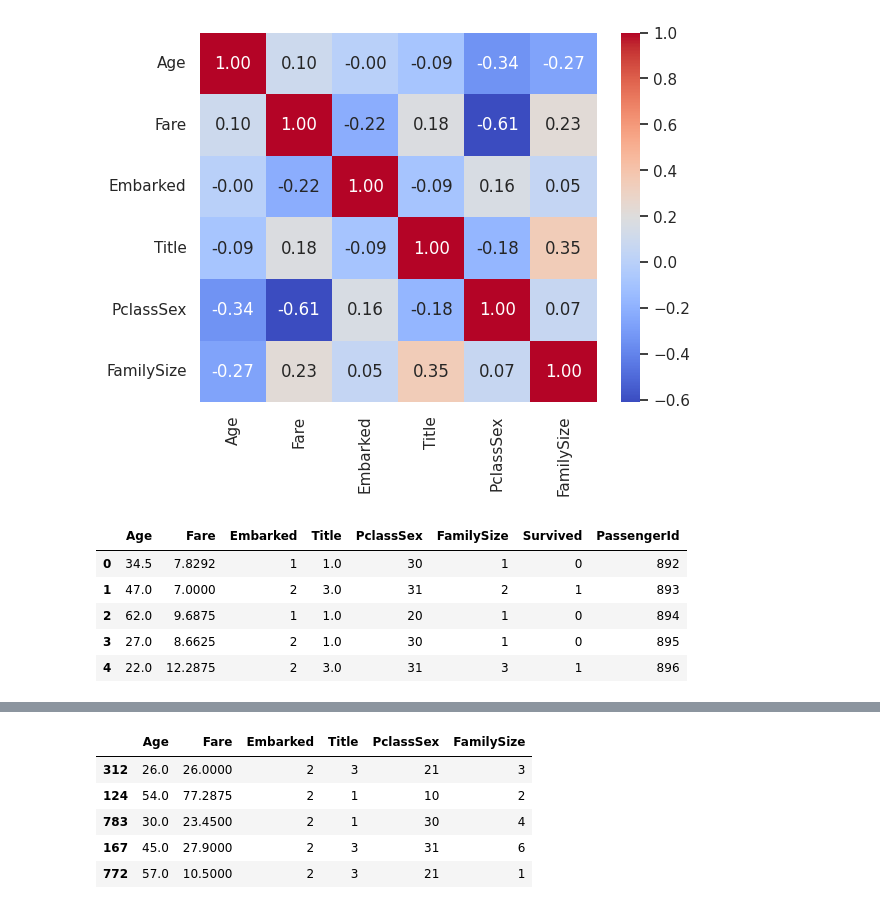
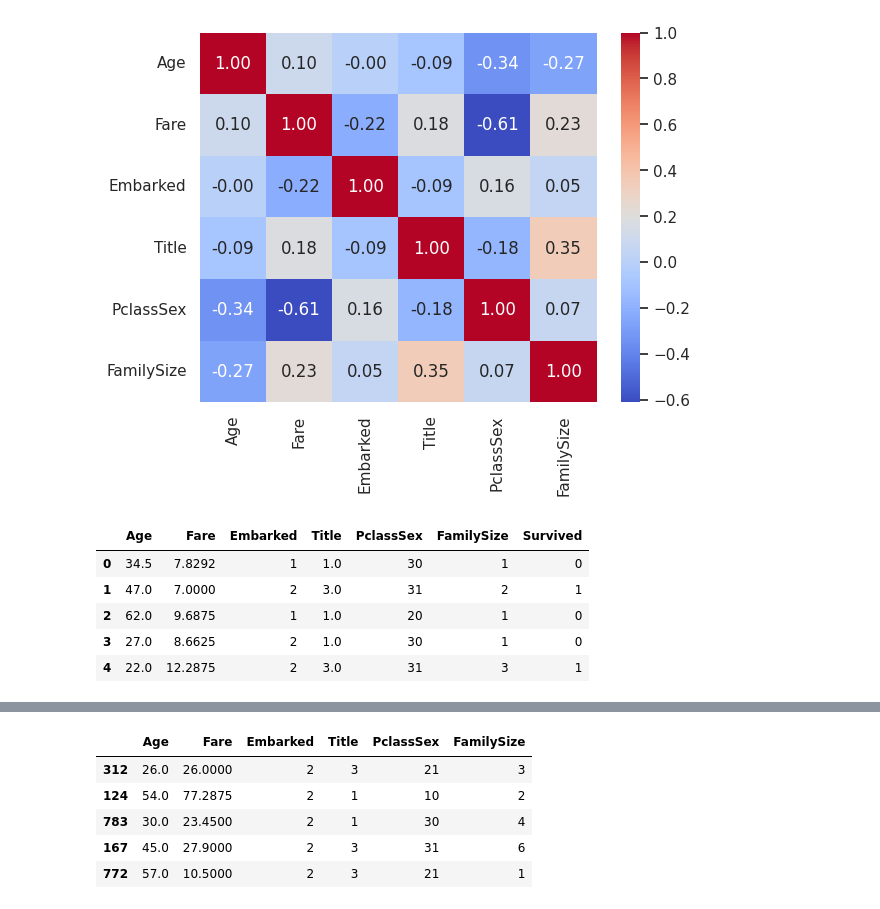
Before and after one commit to thalesgmendes/titanic-survival-analysis, a Jupyter notebook: Rede_Neurais_Avaliação_P3.ipynb, the cells around one changed output, grey strips where cells are left out. Drawn from its saved outputs; the diff is of its cells as text; code cells hidden in the pictures.

```diff
--- a/Rede_Neurais_Avaliação_P3.ipynb
+++ b/Rede_Neurais_Avaliação_P3.ipynb
@@ -629,15 +617,15 @@ dtypes: float64(2), int64(4)
 memory usage: 37.2 KB
 [figure]
 # %%
-df_teste_new = pd.concat([df_test_2, df_gender[['Survived', 'PassengerId']]], axis=1)
+df_teste_new = pd.concat([df_test_2, df_gender['Survived']], axis=1)
 df_teste_new.head()
 # %% [output]
-|  | Age | Fare | Embarked | Title | PclassSex | FamilySize | Survived | PassengerId |
-| 0 | 34.5 | 7.8292 | 1 | 1.0 | 30 | 1 | 0 | 892 |
-| 1 | 47.0 | 7.0000 | 2 | 3.0 | 31 | 2 | 1 | 893 |
-| 2 | 62.0 | 9.6875 | 1 | 1.0 | 20 | 1 | 0 | 894 |
-| 3 | 27.0 | 8.6625 | 2 | 1.0 | 30 | 1 | 0 | 895 |
-| 4 | 22.0 | 12.2875 | 2 | 3.0 | 31 | 3 | 1 | 896 |
+|  | Age | Fare | Embarked | Title | PclassSex | FamilySize | Survived |
+| 0 | 34.5 | 7.8292 | 1 | 1.0 | 30 | 1 | 0 |
+| 1 | 47.0 | 7.0000 | 2 | 3.0 | 31 | 2 | 1 |
+| 2 | 62.0 | 9.6875 | 1 | 1.0 | 20 | 1 | 0 |
+| 3 | 27.0 | 8.6625 | 2 | 1.0 | 30 | 1 | 0 |
+| 4 | 22.0 | 12.2875 | 2 | 3.0 | 31 | 3 | 1 |
 # %%
 total_valores_faltantes = df_teste_new.isnull().sum()
 print(f"Total de valores faltantes por coluna:\n{total_valores_faltantes}")
```
Also changed, not shown: parts of 45 cells of this notebook.
